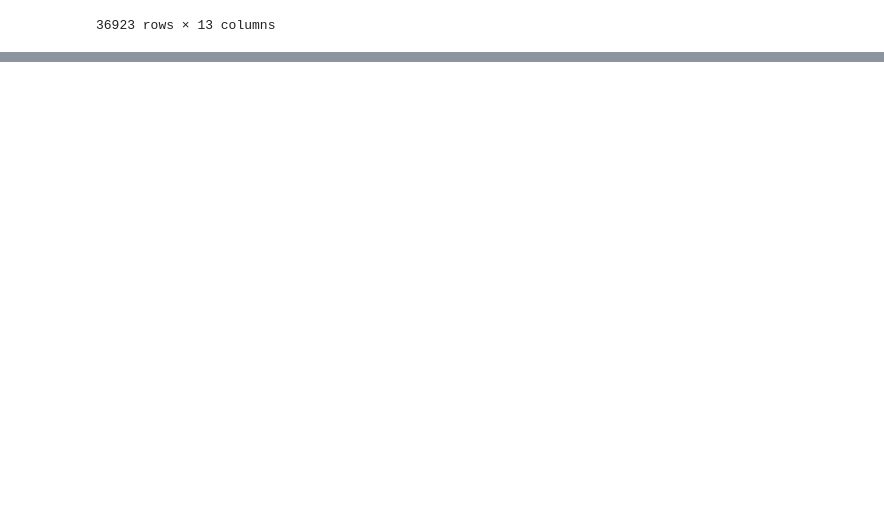
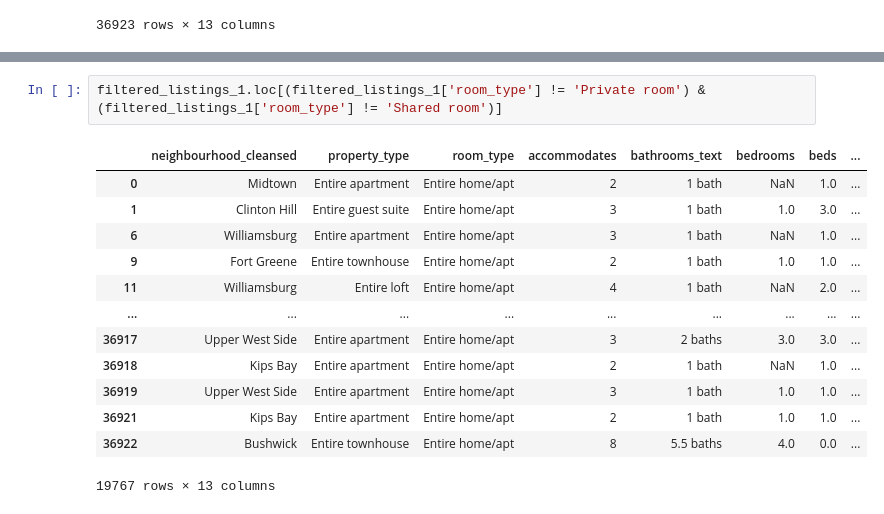
Before and after one commit to tjkim614/airbnb_nyc_dec_2020, a Jupyter notebook: Untitled.ipynb, the cells around one changed output, grey strips where cells are left out. Cells and saved outputs as stored; diff of their text form; blank space fills up the shorter version.

Commit message:
column change

```diff
--- a/Untitled.ipynb
+++ b/Untitled.ipynb
@@ -174,0 +183,16 @@ filtered_listings_1
+# %%
+filtered_listings_1.loc[(filtered_listings_1['room_type'] != 'Private room') & (filtered_listings_1['room_type'] != 'Shared room')]
+# %% [output]
+|  | neighbourhood_cleansed | property_type | room_type | accommodates | bathrooms_text | bedrooms | beds | ... |
+| 0 | Midtown | Entire apartment | Entire home/apt | 2 | 1 bath | NaN | 1.0 | ... |
+| 1 | Clinton Hill | Entire guest suite | Entire home/apt | 3 | 1 bath | 1.0 | 3.0 | ... |
+| 6 | Williamsburg | Entire apartment | Entire home/apt | 3 | 1 bath | NaN | 1.0 | ... |
+| 9 | Fort Greene | Entire townhouse | Entire home/apt | 2 | 1 bath | 1.0 | 1.0 | ... |
+| 11 | Williamsburg | Entire loft | Entire home/apt | 4 | 1 bath | NaN | 2.0 | ... |
+| ... | ... | ... | ... | ... | ... | ... | ... | ... |
+| 36917 | Upper West Side | Entire apartment | Entire home/apt | 3 | 2 baths | 3.0 | 3.0 | ... |
+| 36918 | Kips Bay | Entire apartment | Entire home/apt | 2 | 1 bath | NaN | 1.0 | ... |
+| 36919 | Upper West Side | Entire apartment | Entire home/apt | 3 | 1 bath | 1.0 | 1.0 | ... |
+| 36921 | Kips Bay | Entire apartment | Entire home/apt | 2 | 1 bath | 1.0 | 1.0 | ... |
+| 36922 | Bushwick | Entire townhouse | Entire home/apt | 8 | 5.5 baths | 4.0 | 0.0 | ... |
+19767 rows × 13 columns
```
Also changed, not shown: parts of 3 cells of this notebook.
